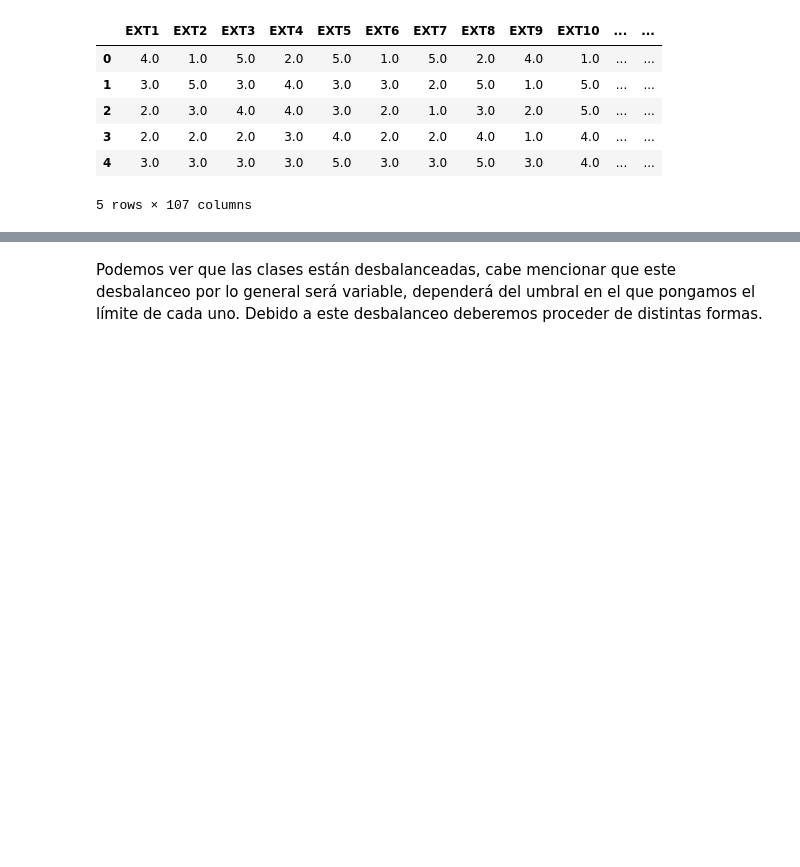
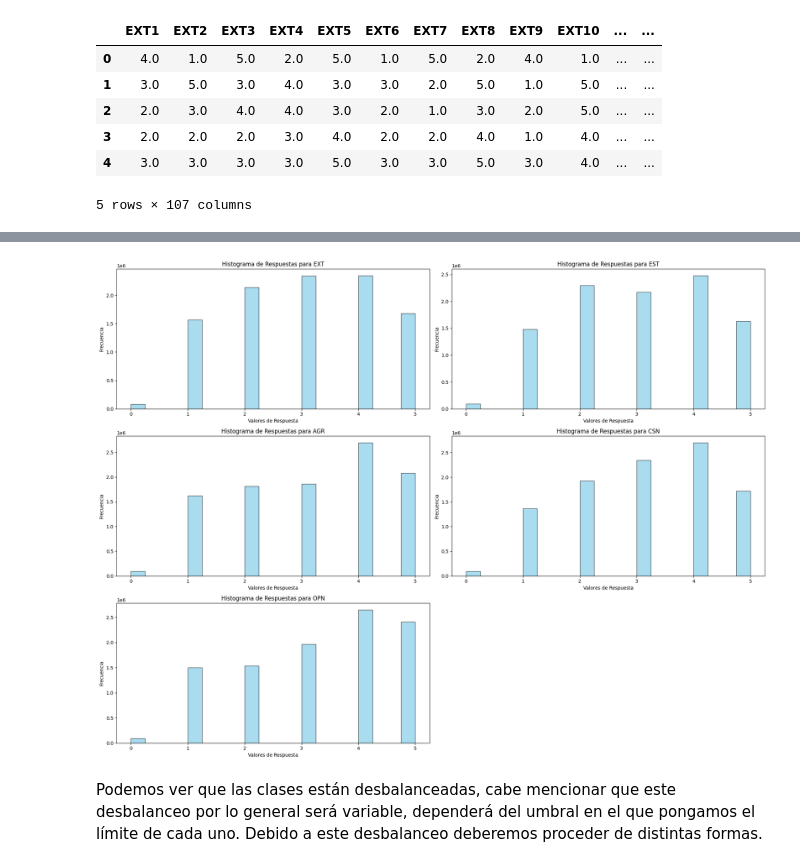
Before and after one commit to adrianpgal10/OCEAN_dataset, a Jupyter notebook: Kaggle.ipynb, the cells around one changed output, grey strips where cells are left out. Drawn from its saved outputs; the diff is of its cells as text; code cells hidden in the pictures; blank space fills up the shorter version.

```diff
--- a/Kaggle.ipynb
+++ b/Kaggle.ipynb
@@ -545,2 +510,29 @@ Name: proportion, dtype: float64
+# %%
+# Aseguramos que todas las columnas de los rasgos estén seleccionadas
+personality_questions = ["EXT1", "EXT2", "EXT3", "EXT4", "EXT5", "EXT6", "EXT7", "EXT8", "EXT9", "EXT10",
+                      "EST1", "EST2", "EST3", "EST4", "EST5", "EST6", "EST7", "EST8", "EST9", "EST10",
+                      "AGR1", "AGR2", "AGR3", "AGR4", "AGR5", "AGR6", "AGR7", "AGR8", "AGR9", "AGR10",
+                      "CSN1", "CSN2", "CSN3", "CSN4", "CSN5", "CSN6", "CSN7", "CSN8", "CSN9", "CSN10",
+                      "OPN1", "OPN2", "OPN3", "OPN4", "OPN5", "OPN6", "OPN7", "OPN8", "OPN9", "OPN10"]
+
+
+# --- 2. Histogramas por bloques de preguntas ---
+plt.figure(figsize=(20, 15))
+
+for i, trait in enumerate(['EXT', 'EST', 'AGR', 'CSN', 'OPN'], 1):
+    # Filtrar preguntas para el rasgo actual
+    questions = [q for q in personality_questions if q.startswith(trait)]
+
+    # Crear el histograma
+    plt.subplot(3, 2, i)
+    dataset[questions].stack().plot(kind='hist', bins=20, alpha=0.7, color='skyblue', edgecolor='black')
+    plt.title(f'Histograma de Respuestas para {trait}')
+    plt.xlabel('Valores de Respuesta')
+    plt.ylabel('Frecuencia')
+
+plt.tight_layout()
+plt.show()
+# %% [output]
+[figure, added]
 # %% [markdown]
 Podemos ver que las clases están desbalanceadas, cabe mencionar que este desbalanceo por lo general será variable, dependerá del umbral en el que pongamos el límite de cada uno. Debido a este desbalanceo deberemos proceder de distintas formas.
```
Also changed, not shown: parts of 34 cells of this notebook.
